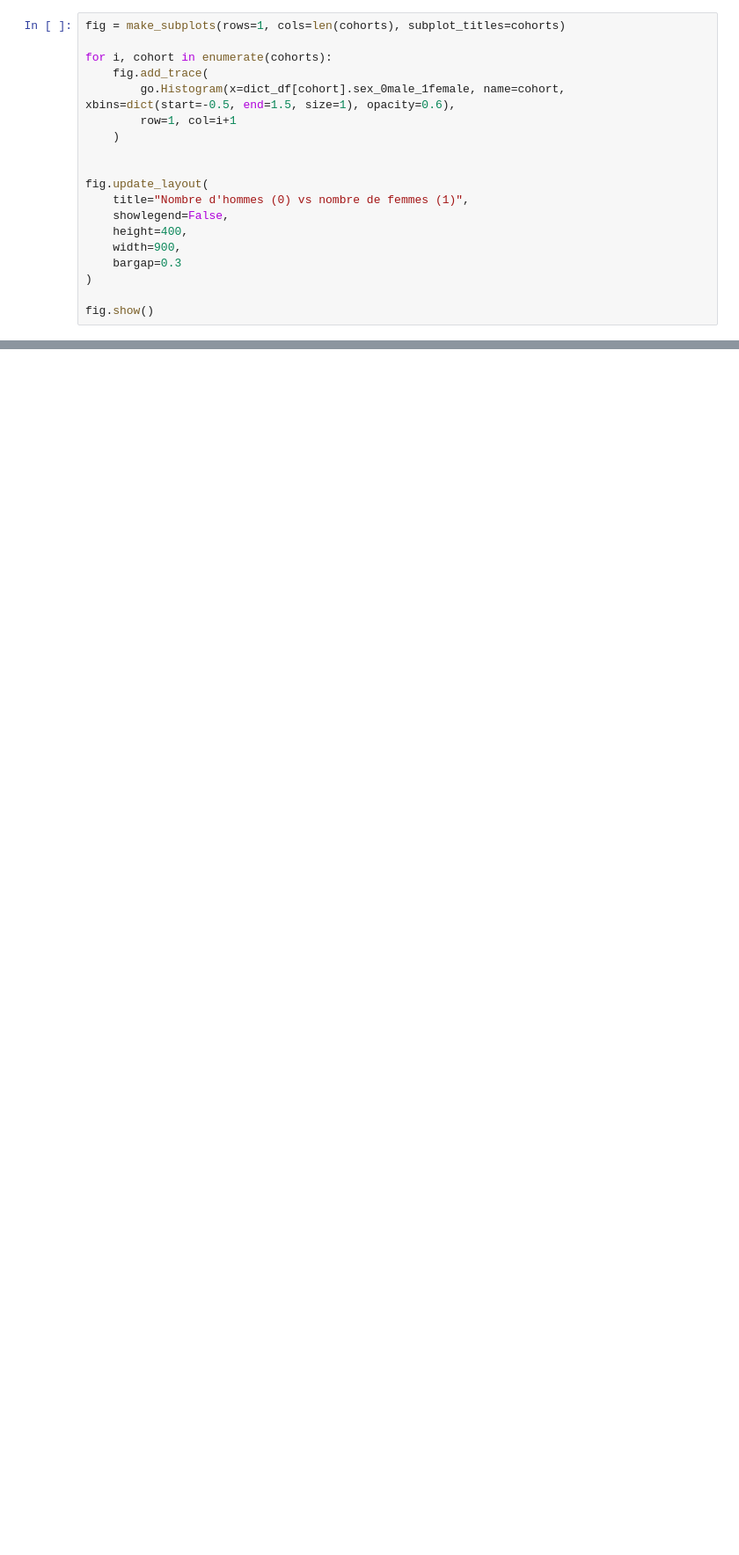
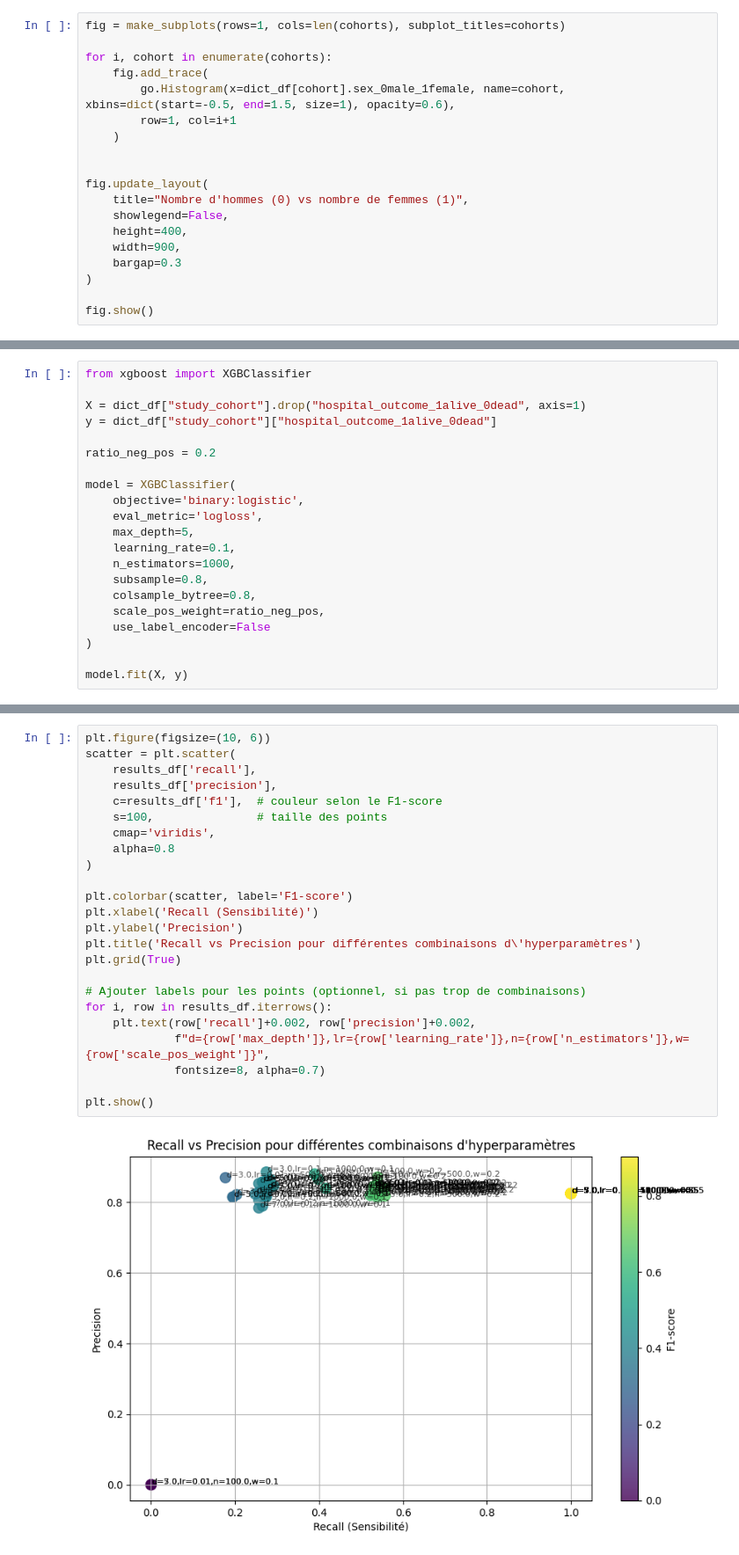
Before and after one commit to pupintimeo-max/Project-ML, a Jupyter notebook: Notebook.ipynb, the cells around one changed output, grey strips where cells are left out. Shown at 88% size. Saved outputs shown, nothing was run; the diff lists cells and outputs as text; blank space fills up the shorter version.

```diff
--- a/Notebook.ipynb
+++ b/Notebook.ipynb
@@ -321,0 +412,21 @@ ValueError: DataFrame.dtypes for data must be int, float, bool or category. When
+# %%
+from xgboost import XGBClassifier
+
+X = dict_df["study_cohort"].drop("hospital_outcome_1alive_0dead", axis=1)
+y = dict_df["study_cohort"]["hospital_outcome_1alive_0dead"]
+
+ratio_neg_pos = 0.2
+
+model = XGBClassifier(
+    objective='binary:logistic',
+    eval_metric='logloss',
+    max_depth=5,
+    learning_rate=0.1,
+    n_estimators=1000,
+    subsample=0.8,
+    colsample_bytree=0.8,
+    scale_pos_weight=ratio_neg_pos,
+    use_label_encoder=False
+)
+
+model.fit(X, y)
@@ -322 +581,27 @@ ValueError: DataFrame.dtypes for data must be int, float, bool or category. When
+# %%
+plt.figure(figsize=(10, 6))
+scatter = plt.scatter(
+    results_df['recall'],
+    results_df['precision'],
+    c=results_df['f1'],  # couleur selon le F1-score
+    s=100,               # taille des points
+    cmap='viridis',
+    alpha=0.8
+)
+
+plt.colorbar(scatter, label='F1-score')
+plt.xlabel('Recall (Sensibilité)')
+plt.ylabel('Precision')
+plt.title('Recall vs Precision pour différentes combinaisons d\'hyperparamètres')
+plt.grid(True)
+
+# Ajouter labels pour les points (optionnel, si pas trop de combinaisons)
+for i, row in results_df.iterrows():
+    plt.text(row['recall']+0.002, row['precision']+0.002,
+             f"d={row['max_depth']},lr={row['learning_rate']},n={row['n_estimators']},w={row['scale_pos_weight']}",
+             fontsize=8, alpha=0.7)
+
+plt.show()
+# %% [output]
+[figure, added]
 # %% [markdown]
```
Also changed, not shown: parts of 33 cells of this notebook.
